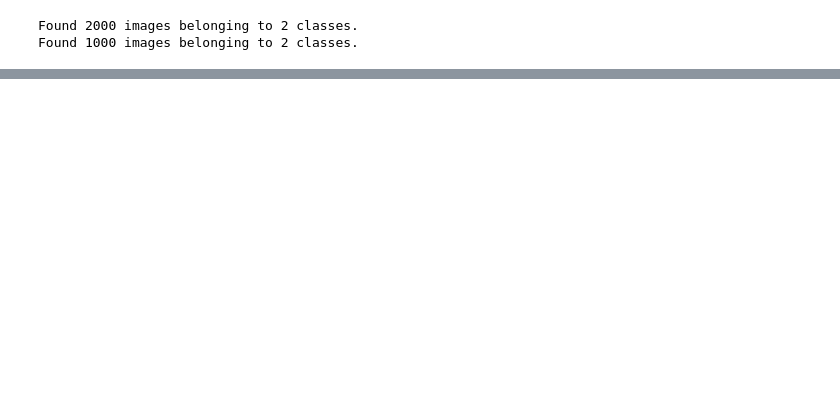
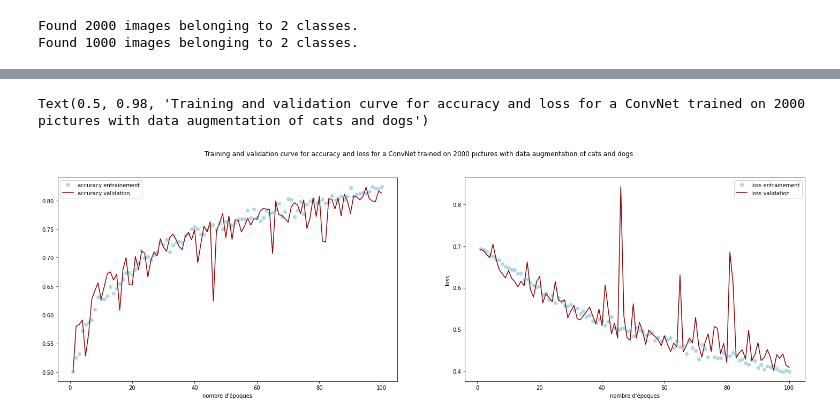
Before and after one commit to theomarech/DeepLwithPython, a Jupyter notebook: CHPT5_CNN_PETITJEUDEDONNEES.ipynb, the cells around one changed output, grey strips where cells are left out. Saved outputs shown, nothing was run; the diff lists cells and outputs as text; code cells hidden in the pictures; blank space fills up the shorter version.

```diff
--- a/CHPT5_CNN_PETITJEUDEDONNEES.ipynb
+++ b/CHPT5_CNN_PETITJEUDEDONNEES.ipynb
@@ -212,0 +288,20 @@ model.save('cats_and_dogs_small_1.h5')
+# %%
+model = models.Sequential()
+model.add(layers.Conv2D(32,(3,3), activation = "relu", input_shape = (150,150,3) ))
+model.add(layers.MaxPooling2D((2,2)))
+model.add(layers.Conv2D(64,(3,3),activation = "relu"))
+model.add(layers.MaxPooling2D((2,2)))
+model.add(layers.Conv2D(64,(3,3),activation = "relu"))
+model.add(layers.MaxPooling2D((2,2)))
+model.add(layers.Conv2D(128,(3,3),activation = "relu"))
+model.add(layers.MaxPooling2D((2,2)))
+model.add(layers.Conv2D(128,(3,3),activation = "relu"))
+model.add(layers.MaxPooling2D((2,2)))
+model.add(layers.Flatten())
+model.add(layers.Dropout(0.5))
+model.add(layers.Dense(512,activation = "relu"))
+model.add(layers.Dense(1, activation = "sigmoid"))
+model.compile(optimizer = optimizers.RMSprop(lr=1e-4),
+             loss = "binary_crossentropy",
+             metrics = ["acc"])
+model.summary()
@@ -212,0 +373,27 @@ model.save('cats_and_dogs_small_1.h5')
+# %%
+import matplotlib.pyplot as plt
+import numpy as np
+
+acc = model.history.history['acc']
+val_acc = model.history.history['val_acc']
+loss = model.history.history['loss']
+val_loss = model.history.history['val_loss']
+epochs = np.arange(1,101)
+
+fig, (ax1, ax2) = plt.subplots(1,2,figsize=(25,7))
+ax1.plot(epochs, acc, color = "lightblue",linestyle = "none", marker ="o", label = "accuracy entrainement")
+ax1.plot(epochs, val_acc, color = "darkred", label = "accuracy validation")
+ax1.legend()
+ax1.set_xlabel("nombre d'époques")
+ax2.set_ylabel("accuracy")
+
+ax2.plot(epochs,loss, color = "lightblue", linestyle = "none", marker = "o", label = "loss entrainement")
+ax2.plot(epochs, val_loss, color = "darkred", label = "loss validation")
+ax2.legend()
+ax2.set_xlabel("nombre d'époques")
+ax2.set_ylabel("loss")
+
+plt.suptitle("Training and validation curve for accuracy and loss for a ConvNet trained on 2000 pictures with data augmentation of cats and dogs")
+# %% [output]
+Text(0.5, 0.98, 'Training and validation curve for accuracy and loss for a ConvNet trained on 2000 pictures with data augmentation of cats and dogs')
+[figure, added]
```
Also changed, not shown: parts of 15 cells of this notebook, 2 other files.
